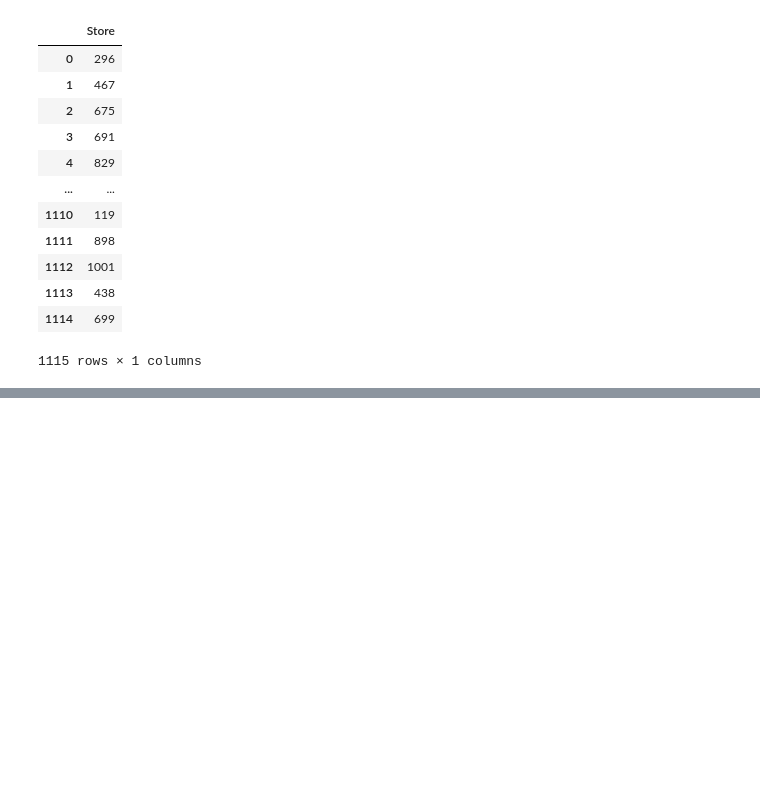
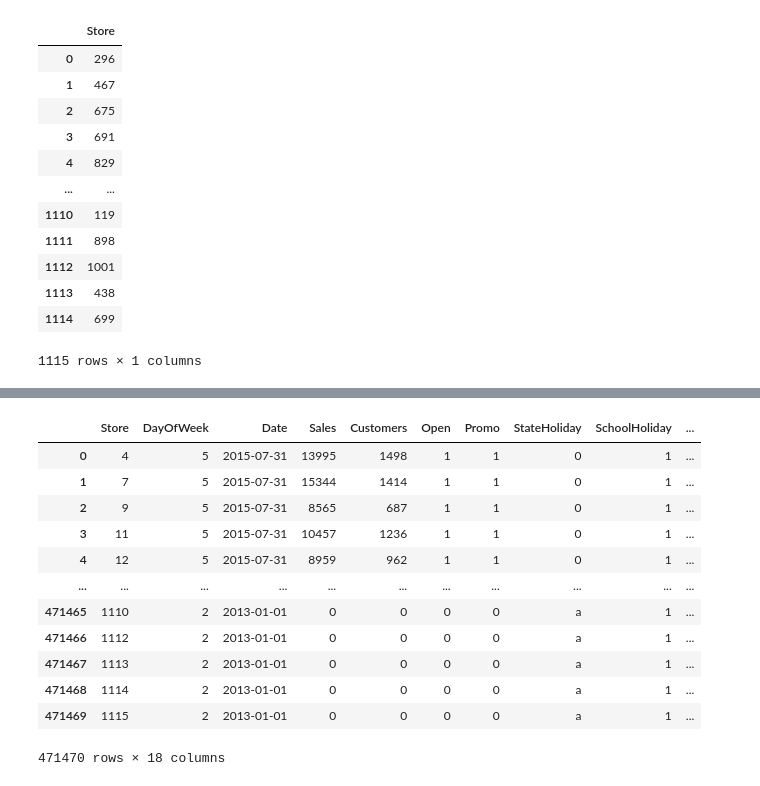
Before and after one commit to codeBehindMe/rossman-complexica, a Jupyter notebook: explore/first_look.ipynb, the cells around one changed output, grey strips where cells are left out. Drawn from its saved outputs; the diff is of its cells as text; code cells hidden in the pictures; blank space fills up the shorter version.

```diff
--- a/explore/first_look.ipynb
+++ b/explore/first_look.ipynb
@@ -42,0 +309,18 @@ train_raw.select(F.col("Store")).distinct().toPandas()
+# %%
+joined_raw: SparkDataFrame = train_raw.join(store_raw, ["Store"])
+# %%
+joined_raw.filter(F.col("Assortment") == "c").toPandas()
+# %% [output]
+|  | Store | DayOfWeek | Date | Sales | Customers | Open | Promo | StateHoliday | SchoolHoliday | ... |
+| 0 | 4 | 5 | 2015-07-31 | 13995 | 1498 | 1 | 1 | 0 | 1 | ... |
+| 1 | 7 | 5 | 2015-07-31 | 15344 | 1414 | 1 | 1 | 0 | 1 | ... |
+| 2 | 9 | 5 | 2015-07-31 | 8565 | 687 | 1 | 1 | 0 | 1 | ... |
+| 3 | 11 | 5 | 2015-07-31 | 10457 | 1236 | 1 | 1 | 0 | 1 | ... |
+| 4 | 12 | 5 | 2015-07-31 | 8959 | 962 | 1 | 1 | 0 | 1 | ... |
+| ... | ... | ... | ... | ... | ... | ... | ... | ... | ... | ... |
+| 471465 | 1110 | 2 | 2013-01-01 | 0 | 0 | 0 | 0 | a | 1 | ... |
+| 471466 | 1112 | 2 | 2013-01-01 | 0 | 0 | 0 | 0 | a | 1 | ... |
+| 471467 | 1113 | 2 | 2013-01-01 | 0 | 0 | 0 | 0 | a | 1 | ... |
+| 471468 | 1114 | 2 | 2013-01-01 | 0 | 0 | 0 | 0 | a | 1 | ... |
+| 471469 | 1115 | 2 | 2013-01-01 | 0 | 0 | 0 | 0 | a | 1 | ... |
+471470 rows × 18 columns
```
Also changed, not shown: parts of 34 cells of this notebook, 5 other files.
